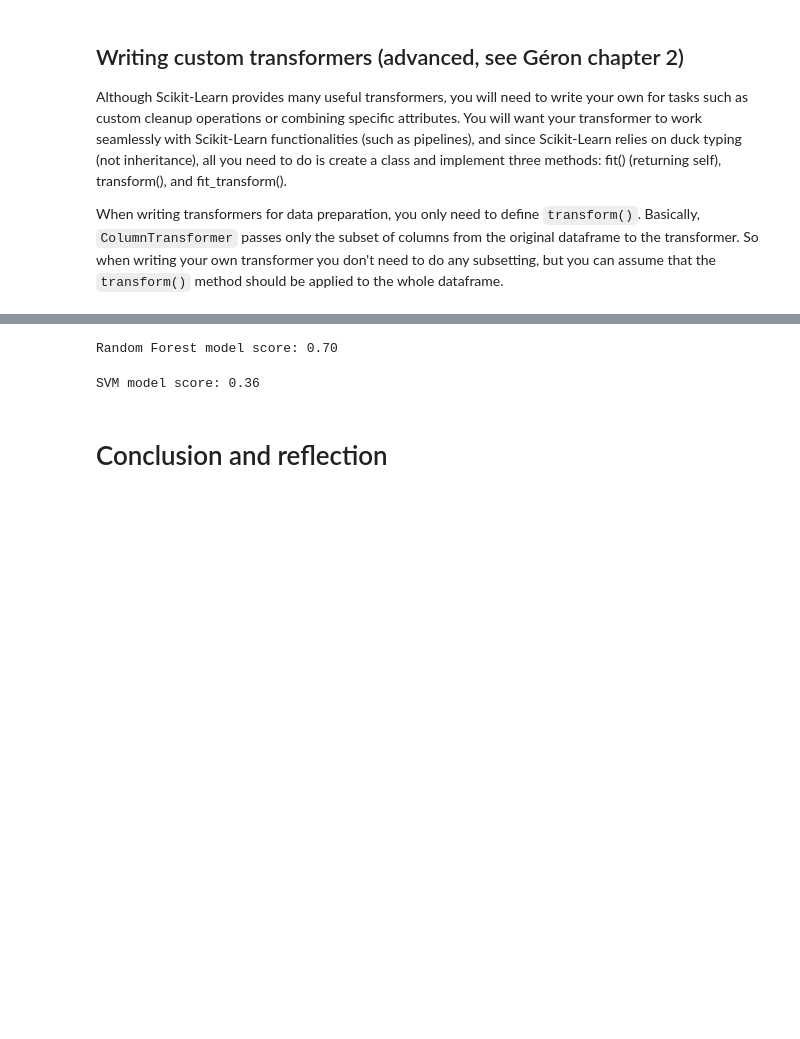
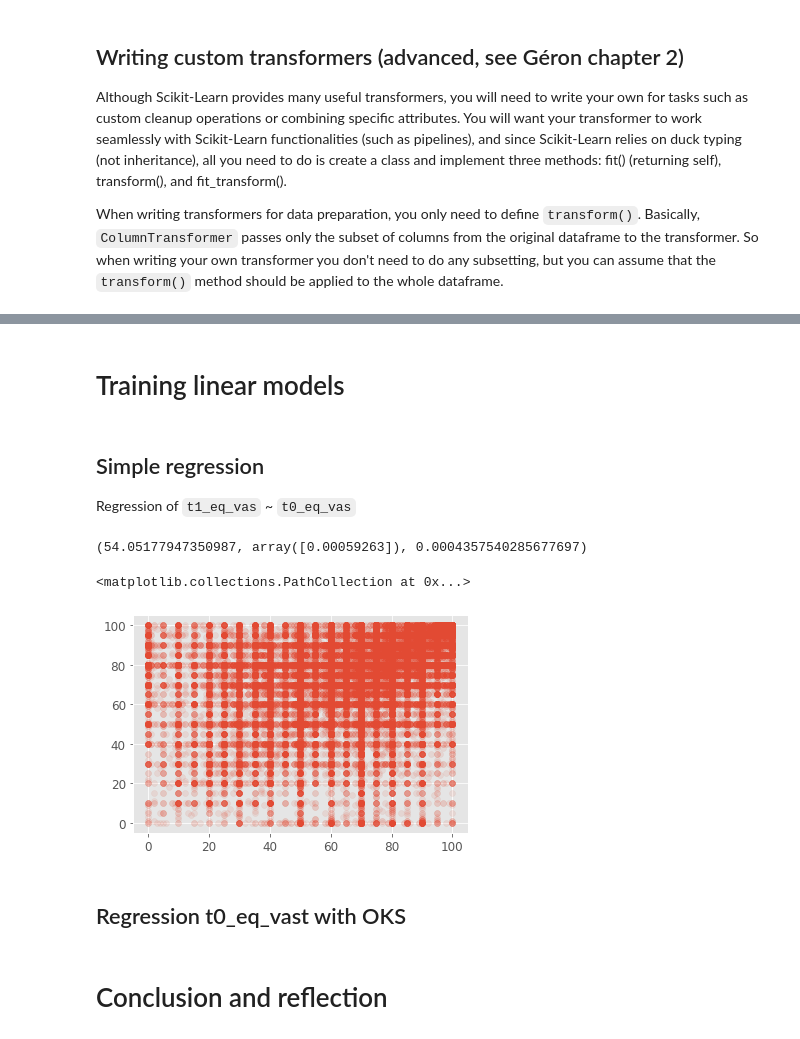
Before and after one commit to EAISI/application-project-nhs-proms, a Jupyter notebook: notebooks/3.0-modeling-regression.ipynb, the cells around one changed output, grey strips where cells are left out. Saved outputs shown, nothing was run; the diff lists cells and outputs as text; code cells hidden in the pictures; blank space fills up the shorter version.

```diff
--- a/notebooks/3.0-modeling-regression.ipynb
+++ b/notebooks/3.0-modeling-regression.ipynb
@@ -254,10 +214,33 @@ svm_clf = Pipeline(steps=[('prep', prep),
-# %%
-rf_clf.fit(X_train, y_train)
-print(f'Random Forest model score: {rf_clf.score(X_test, y_test):.2f}')
-# %% [output]
-Random Forest model score: 0.70
-# %%
-svm_clf.fit(X_train, y_train)
-print(f'SVM model score: {svm_clf.score(X_test, y_test):.2f}')
-# %% [output]
-SVM model score: 0.36
+# %% [markdown]
+# Training linear models
+# %% [markdown]
+## Simple regression
+Regression of `t1_eq_vas` ~ `t0_eq_vas`
+# %%
+from sklearn.linear_model import LinearRegression
+
+
+def fill_median(s):
+    return s.fillna(value=s.median()).to_frame()
+
+eq = ['t0_eq_vas', 't1_eq_vas']
+eq_prep = ColumnTransformer(transformers=
+                            [('eq',
+                              SimpleImputer(missing_values=999,
+                                            strategy='median'),
+                              eq),
+                            ])
+eq_prep.fit(df)
+t0_eq, t1_eq = eq_prep.transform(df)[:,0], eq_prep.transform(df)[:,1]
+eq_reg = LinearRegression()
+eq_reg.fit(t0_eq.reshape(-1,1), t1_eq)
+eq_reg.intercept_, lin_reg.coef_, lin_reg.score(t0_eq.reshape(-1,1), t1_eq)
+# %% [output]
+(54.05177947350987, array([0.00059263]), 0.0004357540285677697)
+# %%
+plt.scatter(x, y, alpha=0.1);
+# %% [output]
+<matplotlib.collections.PathCollection at 0x...>
+[figure, added]
+# %% [markdown]
+## Regression t0_eq_vast with OKS
```
Also changed, not shown: parts of 10 cells of this notebook.
